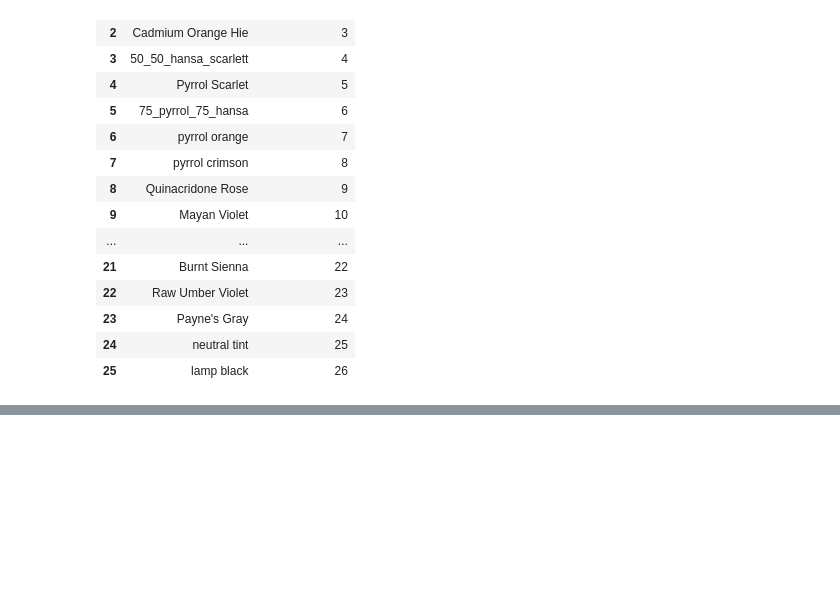
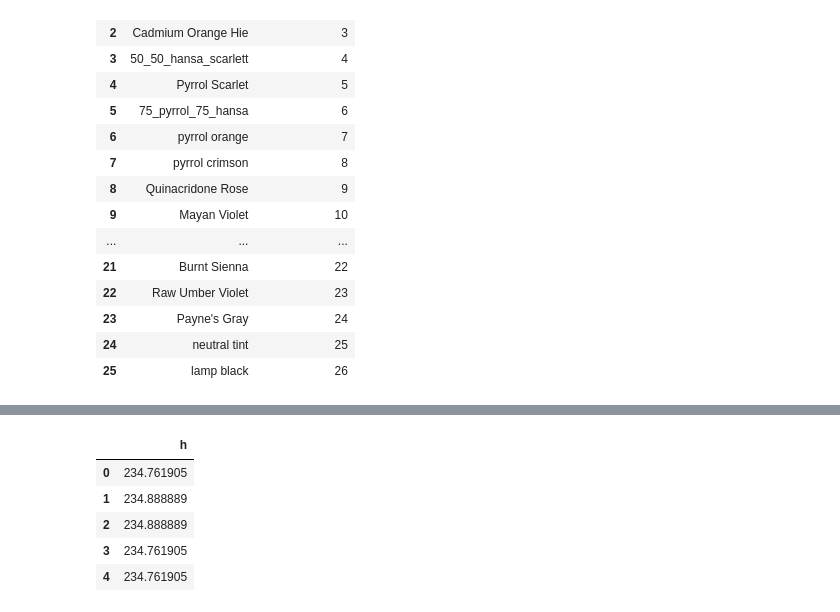
Before and after one commit to skyelong/Insight_Project_old, a Jupyter notebook: testing/automate_image_to_sql_rgb.ipynb, the cells around one changed output, grey strips where cells are left out. Drawn from its saved outputs; the diff is of its cells as text; code cells hidden in the pictures; blank space fills up the shorter version.

Commit message:
hsv to database

```diff
--- a/testing/automate_image_to_sql_rgb.ipynb
+++ b/testing/automate_image_to_sql_rgb.ipynb
@@ -82,0 +131,18 @@ lamp black
+# %%
+con = None
+con = psycopg2.connect(database = dbname, user = username, host='localhost', password=pswd)
+
+# query:
+sql_query = """
+SELECT h FROM pigment_hsv LIMIT 10;
+"""
+color_data_from_sql = pd.read_sql_query(sql_query,con)
+
+color_data_from_sql.head()
+# %% [output]
+|  | h |
+| 0 | 234.761905 |
+| 1 | 234.888889 |
+| 2 | 234.888889 |
+| 3 | 234.761905 |
+| 4 | 234.761905 |
```
Also changed, not shown: parts of 8 cells of this notebook, 52 other files.
